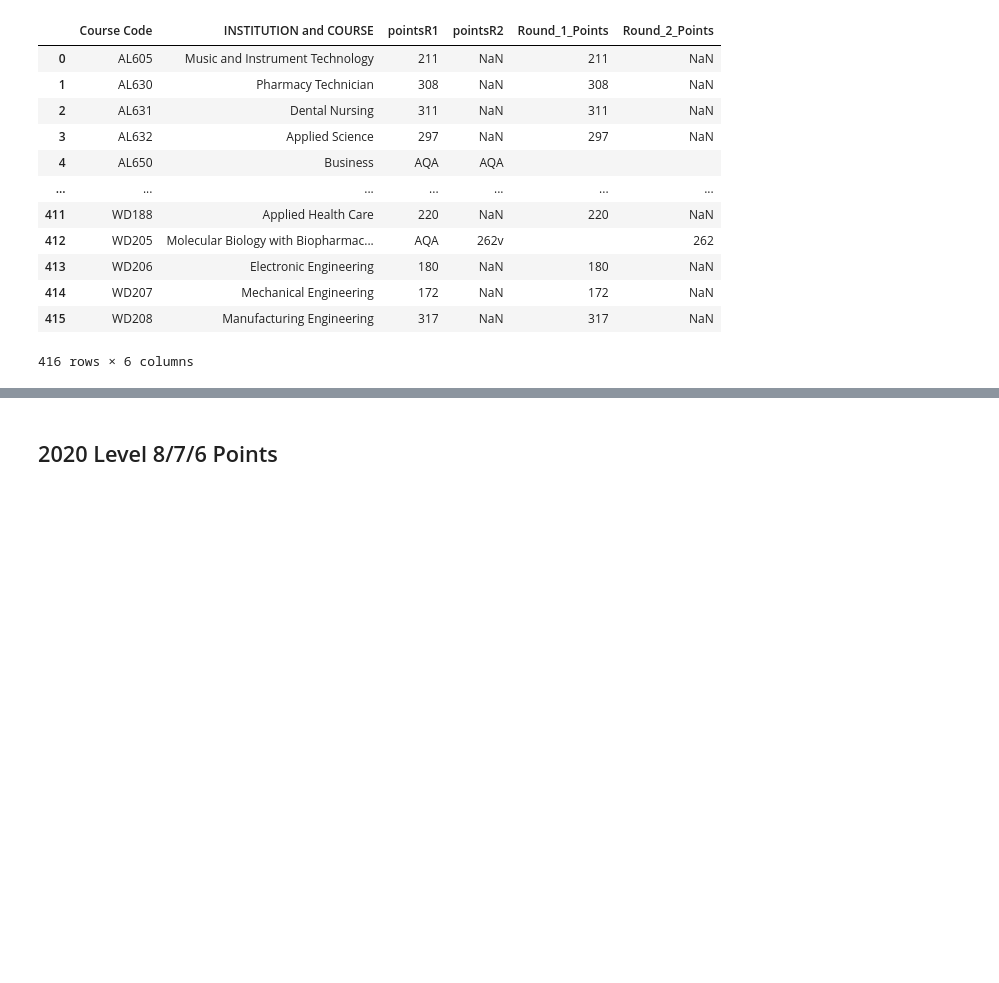
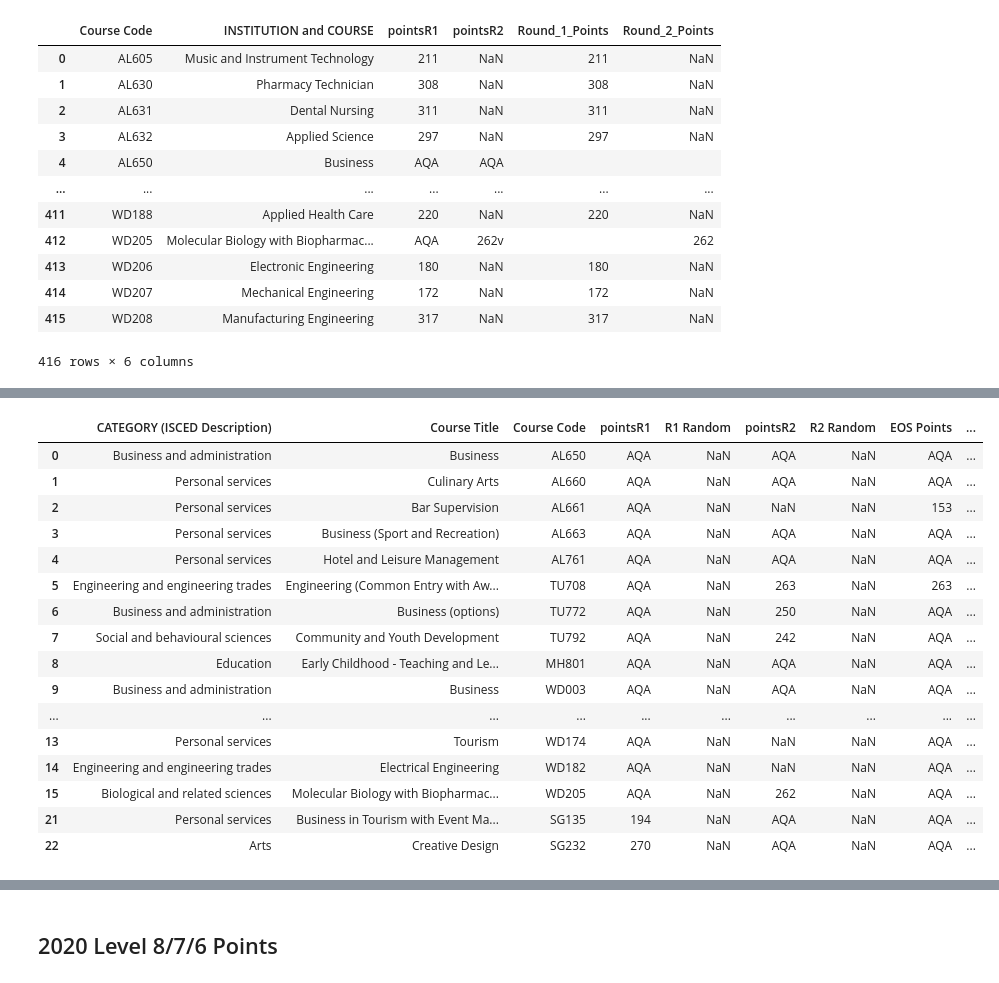
Before and after one commit to andrewjscott/Fundamentals-of-Data-Analysis-Assignment, a Jupyter notebook: cao.ipynb, the cells around one changed output, grey strips where cells are left out. Saved outputs shown, nothing was run; the diff lists cells and outputs as text; code cells hidden in the pictures; blank space fills up the shorter version.

Commit message:
Adding new 2021 excel data recently added to the CAO website

```diff
--- a/cao.ipynb
+++ b/cao.ipynb
@@ -461,0 +466,3 @@ df2021_l76.to_csv(path2021_l76)
+# %%
+# The points for levels 8, 7, and 6 were included in one spreadsheet on the CAO website
+url2021_xlsx = 'http://www2.cao.ie/points/CAOPointsCharts2021.xlsx'
@@ -461,0 +478,3 @@ df2021_l76.to_csv(path2021_l76)
+# %%
+# Load the 2021 data to a pandas dataframe
+df2021_xlsx = pd.read_excel(url2021_xlsx, skiprows=11)
@@ -461,0 +538,25 @@ df2021_l76.to_csv(path2021_l76)
+# %%
+# Rename columns to reuse AQA function
+df2021_xlsx.rename(columns={'R1 Points': 'pointsR1', 'R2 Points ': 'pointsR2'}, inplace=True)
+# %%
+# Reuse function to find courses where all qualified applicants received offers
+df2021_xlsx_aqa = aqa(df2021_xlsx)
+df2021_xlsx_aqa
+# %% [output]
+|  | CATEGORY (ISCED Description) | Course Title | Course Code | pointsR1 | R1 Random | pointsR2 | R2 Random | EOS Points | ... |
+| 0 | Business and administration | Business | AL650 | AQA | NaN | AQA | NaN | AQA | ... |
+| 1 | Personal services | Culinary Arts | AL660 | AQA | NaN | AQA | NaN | AQA | ... |
+| 2 | Personal services | Bar Supervision | AL661 | AQA | NaN | NaN | NaN | 153 | ... |
+| 3 | Personal services | Business (Sport and Recreation) | AL663 | AQA | NaN | AQA | NaN | AQA | ... |
+| 4 | Personal services | Hotel and Leisure Management | AL761 | AQA | NaN | AQA | NaN | AQA | ... |
+| 5 | Engineering and engineering trades | Engineering (Common Entry with Aw... | TU708 | AQA | NaN | 263 | NaN | 263 | ... |
+| 6 | Business and administration | Business (options) | TU772 | AQA | NaN | 250 | NaN | AQA | ... |
+| 7 | Social and behavioural sciences | Community and Youth Development | TU792 | AQA | NaN | 242 | NaN | AQA | ... |
+| 8 | Education | Early Childhood - Teaching and Le... | MH801 | AQA | NaN | AQA | NaN | AQA | ... |
+| 9 | Business and administration | Business | WD003 | AQA | NaN | AQA | NaN | AQA | ... |
+| ... | ... | ... | ... | ... | ... | ... | ... | ... | ... |
+| 13 | Personal services | Tourism | WD174 | AQA | NaN | NaN | NaN | AQA | ... |
+| 14 | Engineering and engineering trades | Electrical Engineering | WD182 | AQA | NaN | NaN | NaN | AQA | ... |
+| 15 | Biological and related sciences | Molecular Biology with Biopharmac... | WD205 | AQA | NaN | 262 | NaN | AQA | ... |
+| 21 | Personal services | Business in Tourism with Event Ma... | SG135 | 194 | NaN | AQA | NaN | AQA | ... |
+| 22 | Arts | Creative Design | SG232 | 270 | NaN | AQA | NaN | AQA | ... |
```
Also changed, not shown: parts of 22 cells of this notebook, 22 other files.
